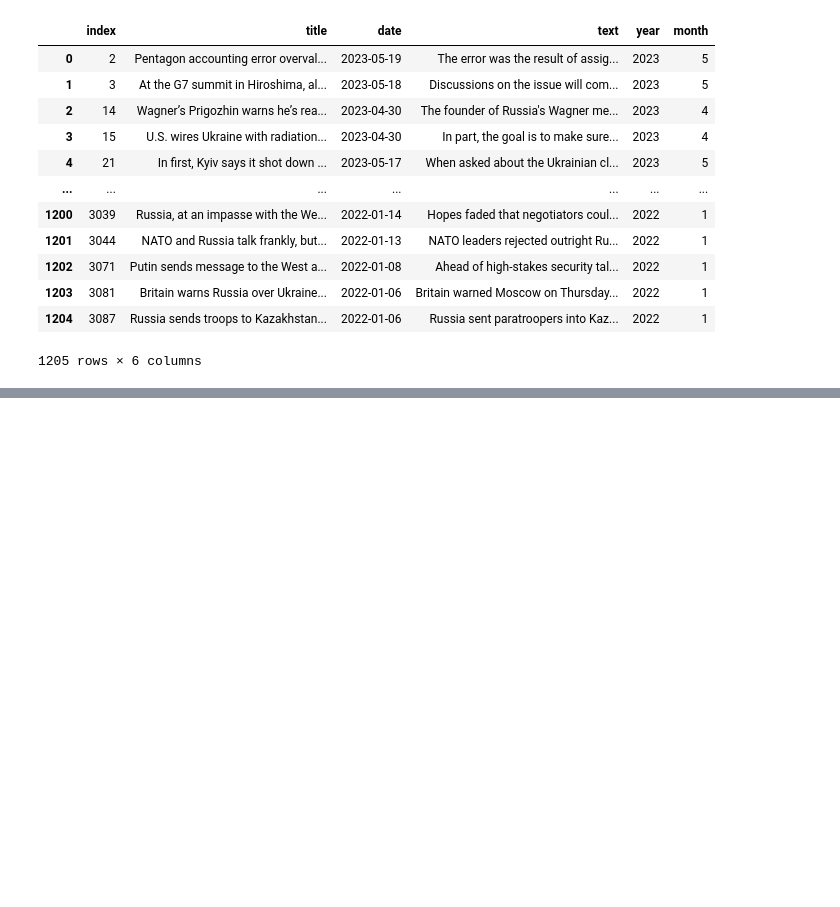
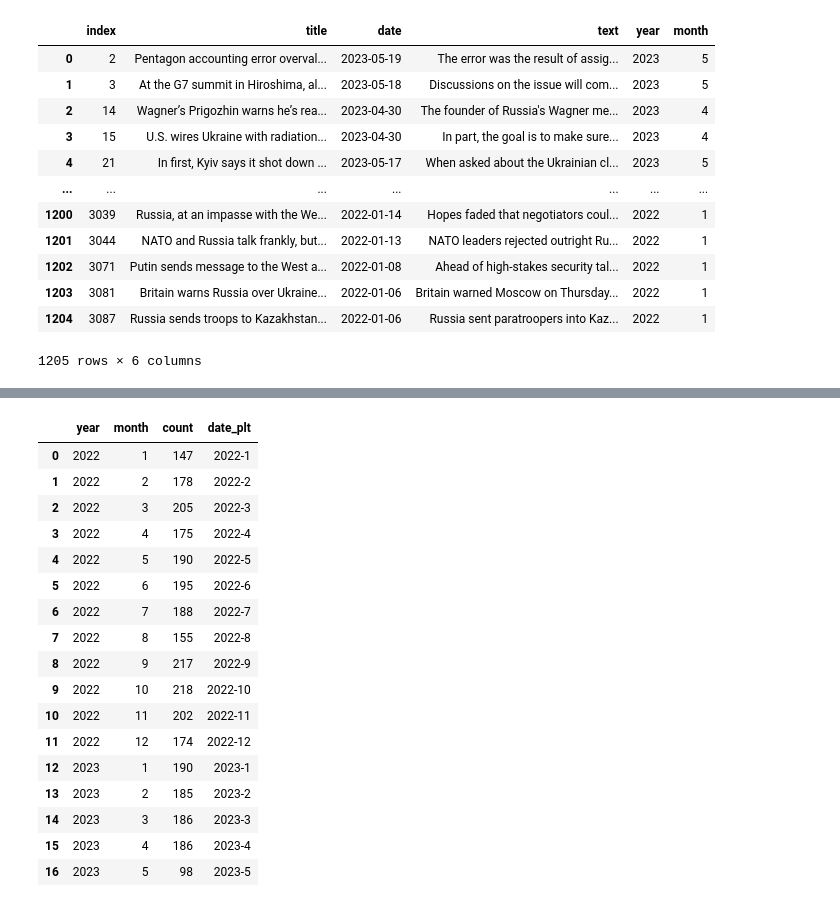
Before and after one commit to kretsulaksusha/News-analysis, a Jupyter notebook: jp_news/analyze_jp.ipynb, the cells around one changed output, grey strips where cells are left out. Drawn from its saved outputs; the diff is of its cells as text; code cells hidden in the pictures; blank space fills up the shorter version.

```diff
--- a/jp_news/analyze_jp.ipynb
+++ b/jp_news/analyze_jp.ipynb
@@ -68,0 +94,27 @@ ukr_df
+# %%
+df['year'] = pd.DatetimeIndex(df['date']).year
+df['month'] = pd.DatetimeIndex(df['date']).month
+months_df = df.pivot_table(columns=['year', 'month'], aggfunc='size')
+months_df = months_df.reset_index()
+months_df.columns = ['year', 'month', 'count']
+months_df['date_plt'] = months_df['year'].apply(str) + '-' + months_df['month'].apply(str)
+months_df
+# %% [output]
+|  | year | month | count | date_plt |
+| 0 | 2022 | 1 | 147 | 2022-1 |
+| 1 | 2022 | 2 | 178 | 2022-2 |
+| 2 | 2022 | 3 | 205 | 2022-3 |
+| 3 | 2022 | 4 | 175 | 2022-4 |
+| 4 | 2022 | 5 | 190 | 2022-5 |
+| 5 | 2022 | 6 | 195 | 2022-6 |
+| 6 | 2022 | 7 | 188 | 2022-7 |
+| 7 | 2022 | 8 | 155 | 2022-8 |
+| 8 | 2022 | 9 | 217 | 2022-9 |
+| 9 | 2022 | 10 | 218 | 2022-10 |
+| 10 | 2022 | 11 | 202 | 2022-11 |
+| 11 | 2022 | 12 | 174 | 2022-12 |
+| 12 | 2023 | 1 | 190 | 2023-1 |
+| 13 | 2023 | 2 | 185 | 2023-2 |
+| 14 | 2023 | 3 | 186 | 2023-3 |
+| 15 | 2023 | 4 | 186 | 2023-4 |
+| 16 | 2023 | 5 | 98 | 2023-5 |
```
Also changed, not shown: parts of 3 cells of this notebook.
